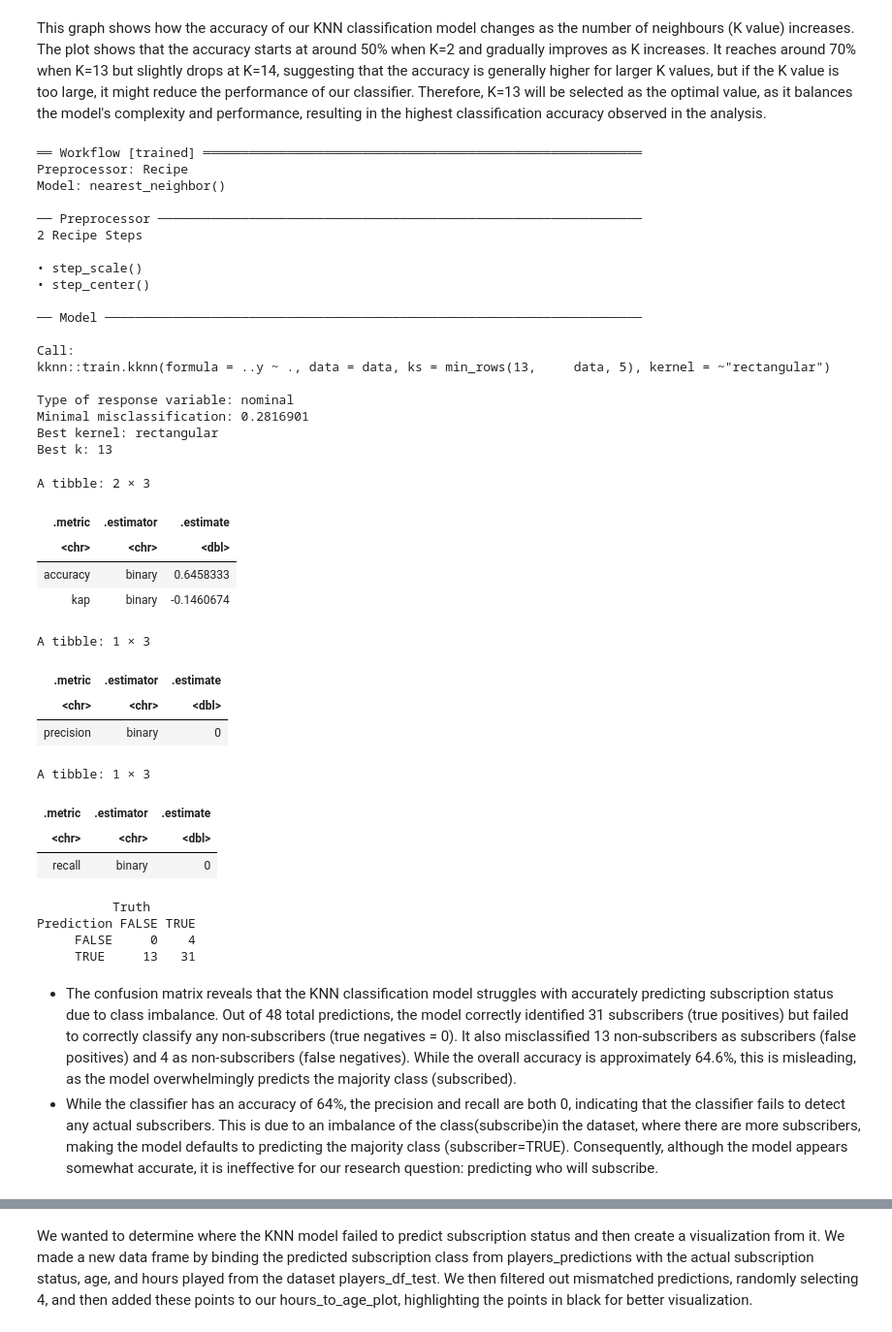
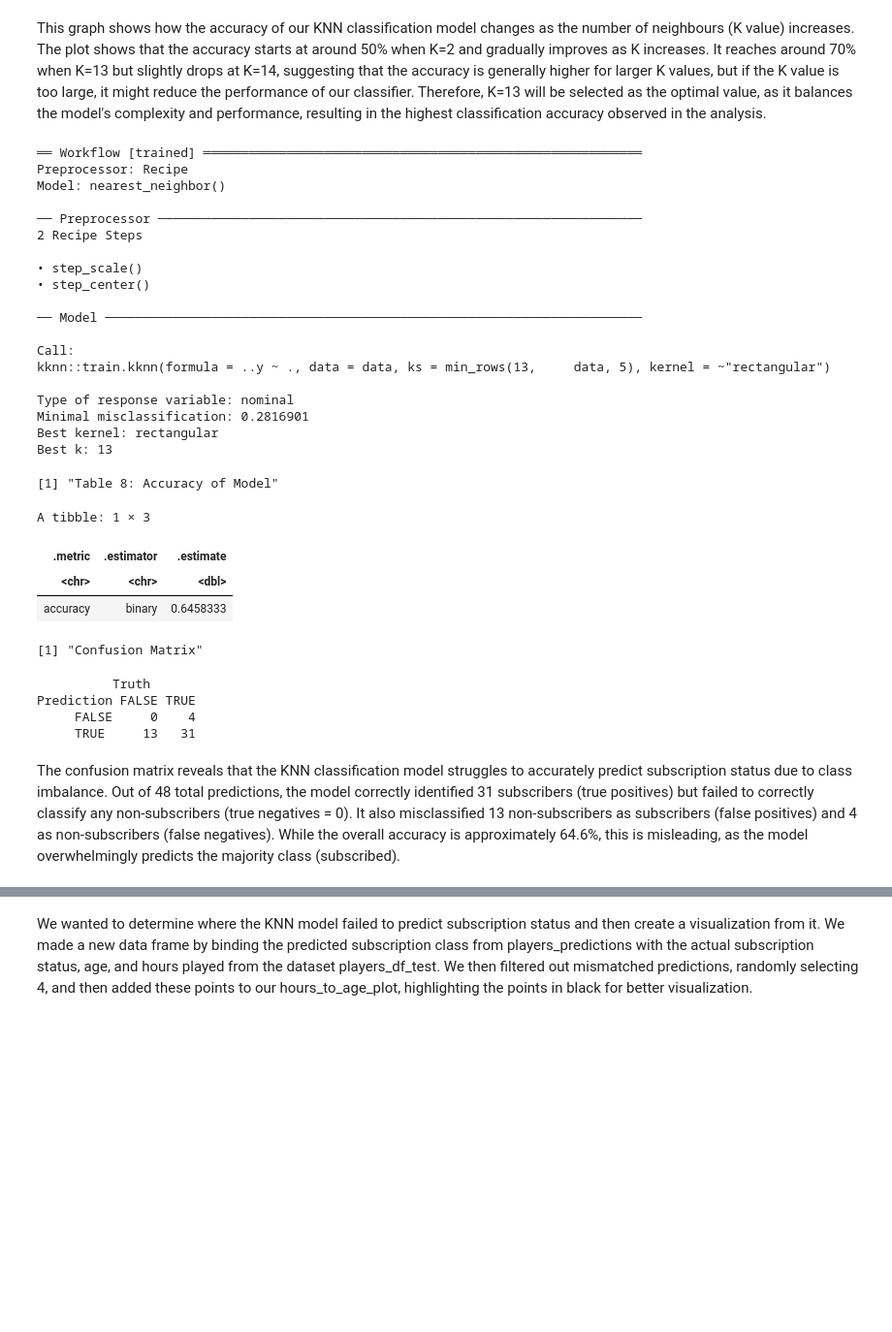
Before and after one commit to lennamh/DSCI100projectfinal, a Jupyter notebook: finalproject.ipynb, the cells around one changed output, grey strips where cells are left out. Shown at 97% size. Drawn from its saved outputs; the diff is of its cells as text; code cells hidden in the pictures; blank space fills up the shorter version.

```diff
--- a/finalproject.ipynb
+++ b/finalproject.ipynb
@@ -259,74 +265,66 @@ cross_val_plot
 # %% [markdown]
 This graph shows how the accuracy of our KNN classification model changes as the number of neighbours (K value) increases. The plot shows that the accuracy starts at around 50% when K=2 and gradually improves as K increases. It reaches around 70% when K=13 but slightly drops at K=14, suggesting that the accuracy is generally higher for larger K values, but if the K value is too large, it might reduce the performance of our classifier. Therefore, K=13 will be selected as the optimal value, as it balances the model's complexity and performance, resulting in the highest classification accuracy observed in the analysis.
 # %%
+# Define the KNN model with K = 13
 players_spec <- nearest_neighbor(weight_func = "rectangular", neighbors = 13) |>
        set_engine("kknn") |>
        set_mode("classification")
 
+# fit to training data
 players_fit <- workflow() |>
              add_recipe(players_recipe) |>
              add_model(players_spec) |>
             fit(data = players_df_train)
 players_fit
 
+# making predictions on the testing data
 players_predictions <- predict(players_fit, players_df_test) |>
                         bind_cols(players_df_test)
 
+# calculate accuracy of model
 players_accuracy <- players_predictions |>
-                    metrics(truth = subscribe, estimate = .pred_class)
+                    metrics(truth = subscribe, estimate = .pred_class) |>
+                    filter(.metric == "accuracy")
 
-players_precision <- players_predictions |>
-                    precision(truth = subscribe, estimate = .pred_class)
-
-players_recall <- players_predictions |>
-                    recall(truth = subscribe, estimate = .pred_class)
-
+# make a confusion matrix comparing predictions to actual values
 players_conf_mat <- players_predictions |>
                         conf_mat(truth = subscribe, estimate = .pred_class)
+print("Table 8: Accuracy of Model")
 players_accuracy
-players_precision
-players_recall
+print("Confusion Matrix")
 players_conf_mat
 # %% [output]
 ══ Workflow [trained] ══════════════════════════════════════════════════════════
 Preprocessor: Recipe
 Model: nearest_neighbor()
 
 ── Preprocessor ────────────────────────────────────────────────────────────────
 2 Recipe Steps
 
 • step_scale()
 • step_center()
 
 ── Model ───────────────────────────────────────────────────────────────────────
 
 Call:
 kknn::train.kknn(formula = ..y ~ ., data = data, ks = min_rows(13,     data, 5), kernel = ~"rectangular")
 
 Type of response variable: nominal
 Minimal misclassification: 0.2816901
 Best kernel: rectangular
 Best k: 13
-A tibble: 2 × 3
+[1] "Table 8: Accuracy of Model"
+A tibble: 1 × 3
 | .metric | .estimator | .estimate |
 | <chr> | <chr> | <dbl> |
 | accuracy | binary | 0.6458333 |
-| kap | binary | -0.1460674 |
-A tibble: 1 × 3
-| .metric | .estimator | .estimate |
-| <chr> | <chr> | <dbl> |
-| precision | binary | 0 |
-A tibble: 1 × 3
+[1] "Confusion Matrix"
-| .metric | .estimator | .estimate |
-| <chr> | <chr> | <dbl> |
-| recall | binary | 0 |
           Truth
 Prediction FALSE TRUE
      FALSE     0    4
      TRUE     13   31
 # %% [markdown]
-- The confusion matrix reveals that the KNN classification model struggles with accurately predicting subscription status due to class imbalance. Out of 48 total predictions, the model correctly identified 31 subscribers (true positives) but failed to correctly classify any non-subscribers (true negatives = 0). It also misclassified 13 non-subscribers as subscribers (false positives) and 4 as non-subscribers (false negatives). While the overall accuracy is approximately 64.6%, this is misleading, as the model overwhelmingly predicts the majority class (subscribed).
-- While the classifier has an accuracy of 64%, the precision and recall are both 0, indicating that the classifier fails to detect any actual subscribers. This is due to an imbalance of the class(subscribe)in the dataset, where there are more subscribers, making the model defaults to predicting the majority class (subscriber=TRUE). Consequently, although the model appears somewhat accurate, it is ineffective for our research question: predicting who will subscribe.
+The confusion matrix reveals that the KNN classification model struggles to accurately predict subscription status due to class imbalance. Out of 48 total predictions, the model correctly identified 31 subscribers (true positives) but failed to correctly classify any non-subscribers (true negatives = 0). It also misclassified 13 non-subscribers as subscribers (false positives) and 4 as non-subscribers (false negatives). While the overall accuracy is approximately 64.6%, this is misleading, as the model overwhelmingly predicts the majority class (subscribed).
 # %%
 players_predictions_with_labels <- players_predictions |>
       select(.pred_class) |>
```
Also changed, not shown: parts of 14 cells of this notebook.
